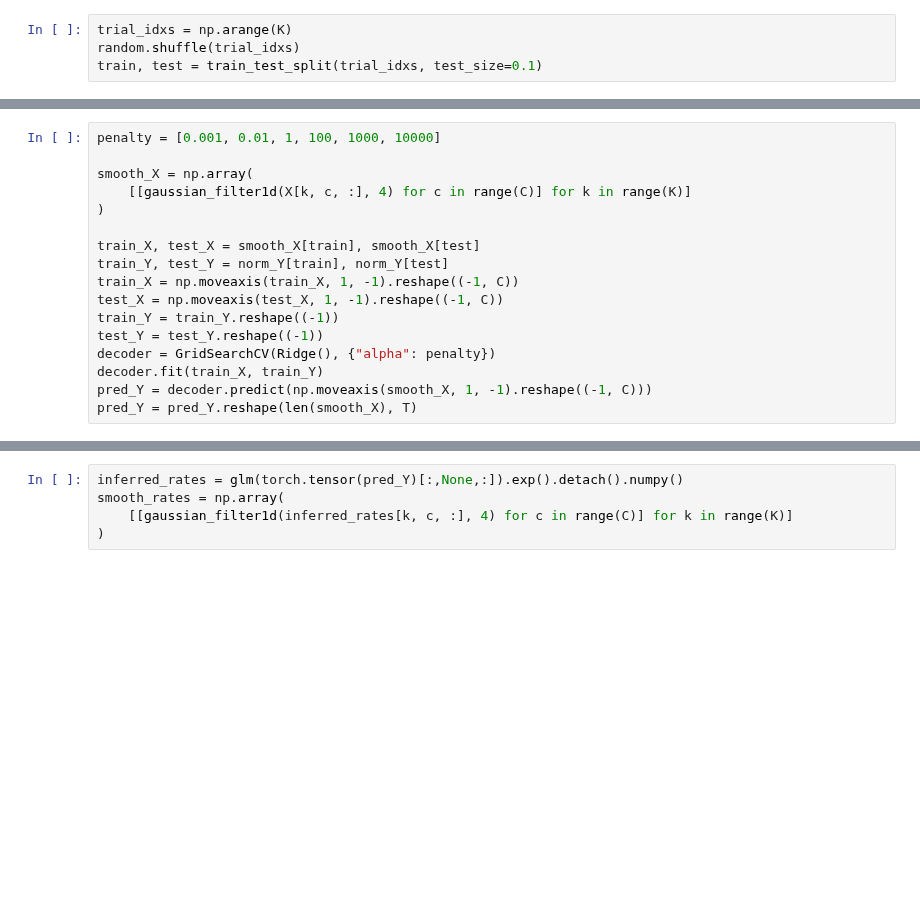
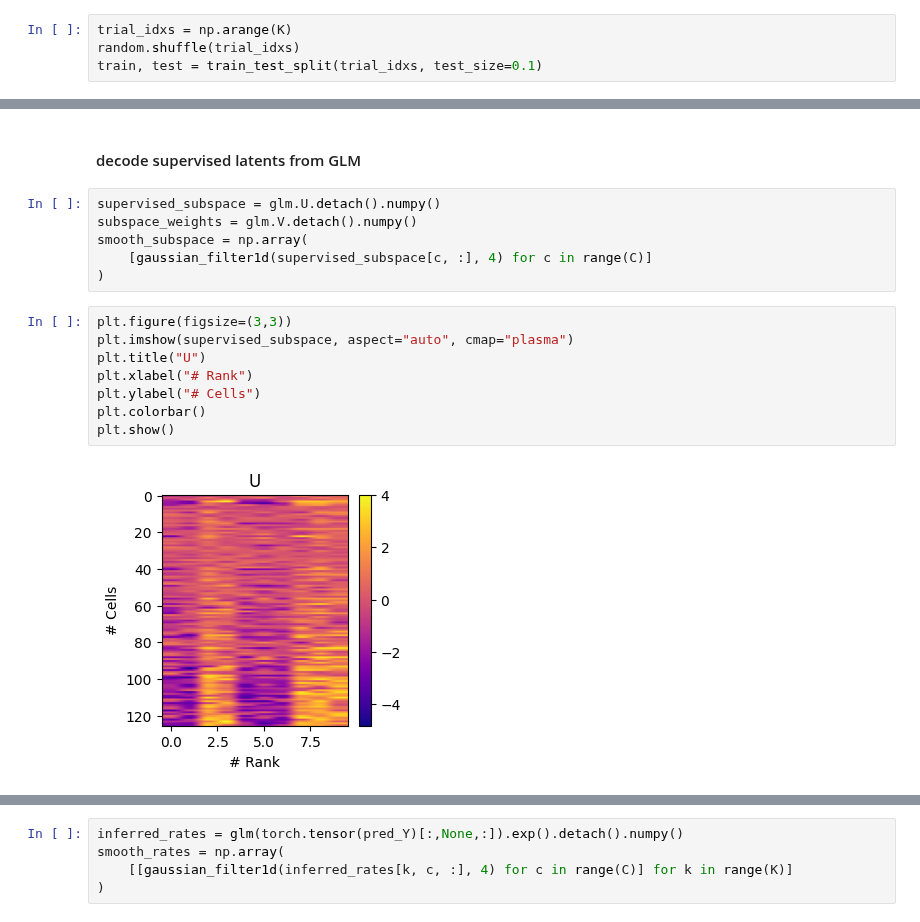
Before and after one commit to yzhang511/neural_decoding, a Jupyter notebook: notebooks/joint_neural_behavior_glm.ipynb, the cells around one changed output, grey strips where cells are left out. Saved outputs shown, nothing was run; the diff lists cells and outputs as text; blank space fills up the shorter version.

Commit message:
update glm latents

```diff
--- a/notebooks/joint_neural_behavior_glm.ipynb
+++ b/notebooks/joint_neural_behavior_glm.ipynb
@@ -117,17 +144,18 @@ plt.plot(losses);
-# %%
-penalty = [0.001, 0.01, 1, 100, 1000, 10000]
-
-smooth_X = np.array(
-    [[gaussian_filter1d(X[k, c, :], 4) for c in range(C)] for k in range(K)]
-)
-
-train_X, test_X = smooth_X[train], smooth_X[test]
-train_Y, test_Y = norm_Y[train], norm_Y[test]
-train_X = np.moveaxis(train_X, 1, -1).reshape((-1, C))
-test_X = np.moveaxis(test_X, 1, -1).reshape((-1, C))
-train_Y = train_Y.reshape((-1))
-test_Y = test_Y.reshape((-1))
-decoder = GridSearchCV(Ridge(), {"alpha": penalty})
-decoder.fit(train_X, train_Y)
-pred_Y = decoder.predict(np.moveaxis(smooth_X, 1, -1).reshape((-1, C)))
-pred_Y = pred_Y.reshape(len(smooth_X), T)
+# %% [markdown]
+#### decode supervised latents from GLM
+# %%
+supervised_subspace = glm.U.detach().numpy()
+subspace_weights = glm.V.detach().numpy()
+smooth_subspace = np.array(
+    [gaussian_filter1d(supervised_subspace[c, :], 4) for c in range(C)]
+)
+# %%
+plt.figure(figsize=(3,3))
+plt.imshow(supervised_subspace, aspect="auto", cmap="plasma")
+plt.title("U")
+plt.xlabel("# Rank")
+plt.ylabel("# Cells")
+plt.colorbar()
+plt.show()
+# %% [output]
+[figure, added]
```
Also changed, not shown: parts of 17 cells of this notebook.
